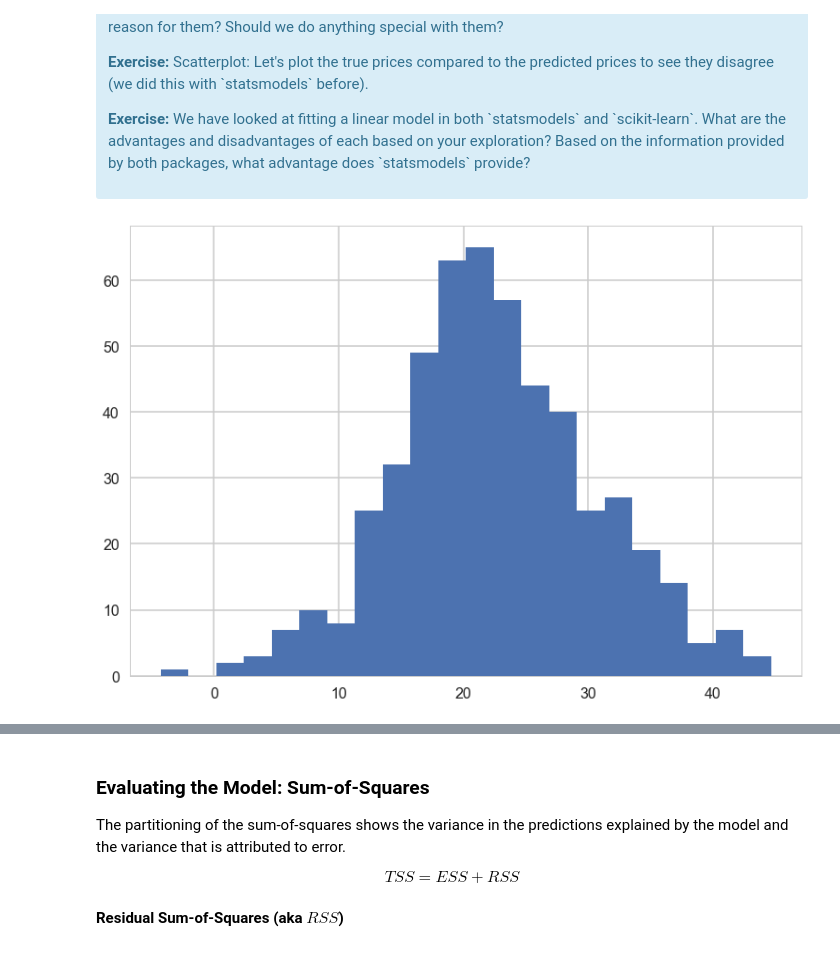
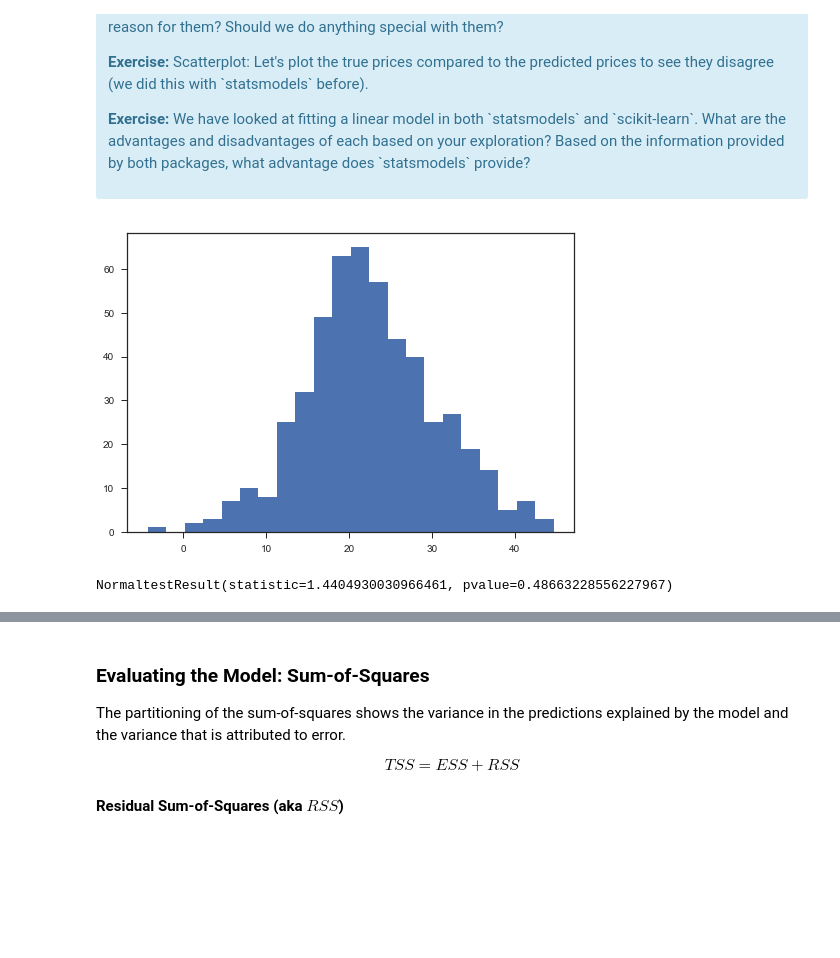
Before and after one commit to kcalab92/Springboard-DataScience, a Jupyter notebook: BostonHousingProject/Mini_Project_Linear_Regression.ipynb, the cells around one changed output, grey strips where cells are left out. Drawn from its saved outputs; the diff is of its cells as text; code cells hidden in the pictures; blank space fills up the shorter version.

```diff
--- a/BostonHousingProject/Mini_Project_Linear_Regression.ipynb
+++ b/BostonHousingProject/Mini_Project_Linear_Regression.ipynb
@@ -395,3 +415,8 @@ plt.show()
 # We are looking for correlations in predictors here.
 
 # Try pairwise plots for below
+
+import seaborn as sns
+sns.set(style="ticks")
+
+sns.pairplot(bosplot)
@@ -679,21 +707,25 @@ array([ 30.00821269,  25.0298606 ,  30.5702317 ,  28.60814055,  27.94288232])
 # %%
 # your turn
 
 x = lm.predict(X)
 #binNum = np.sqrt(len(x))
 #binNum = np.round(binNum)
 #print(binNum)
 plt.hist(x, bins = 22)
 plt.show()
 
+from scipy.stats.mstats import normaltest
+normaltest(x)
+
 # The data approximates a normal distribution with a positive skew. It has
 # a mean of ~20 and not including outliers ranges from ~0 to ~45
 # There is one obvious outlier that has a negative value
 # The reason for the outlier could be that it has high values for
 # variables with negative coefficients
 # It might make sense to remove the outlier
 # %% [output]
-[figure, old version]
+[figure, new version]
+NormaltestResult(statistic=1.4404930030966461, pvalue=0.48663228556227967)
 # %%
 #from sklearn.linear_model import LinearRegression
 #X = bos.drop('PRICE', axis = 1)
```
Also changed, not shown: parts of 42 cells of this notebook, 1 other file.
